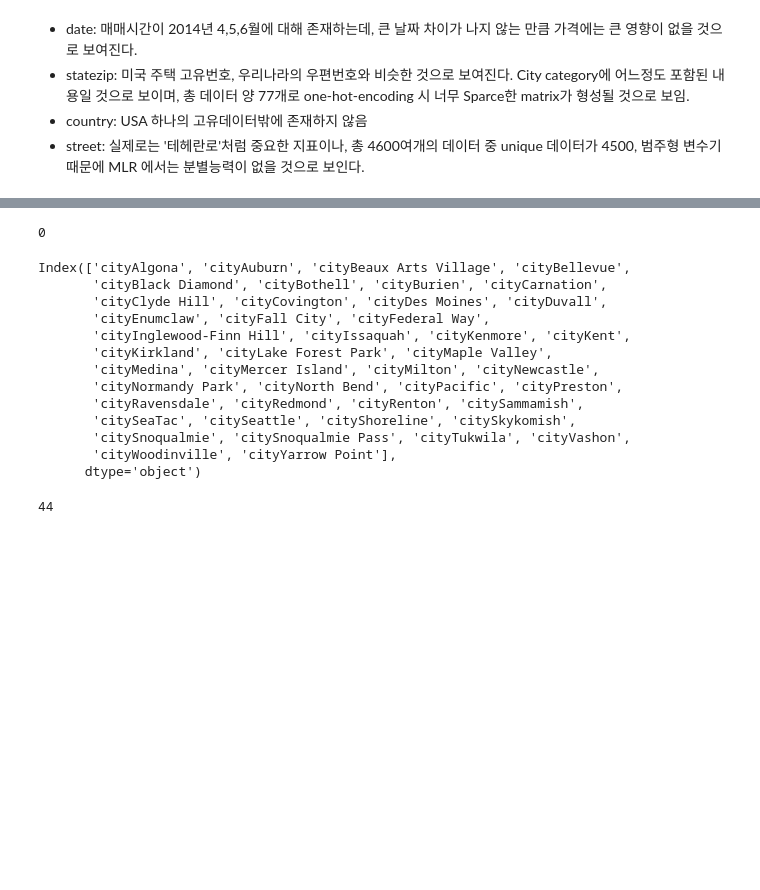
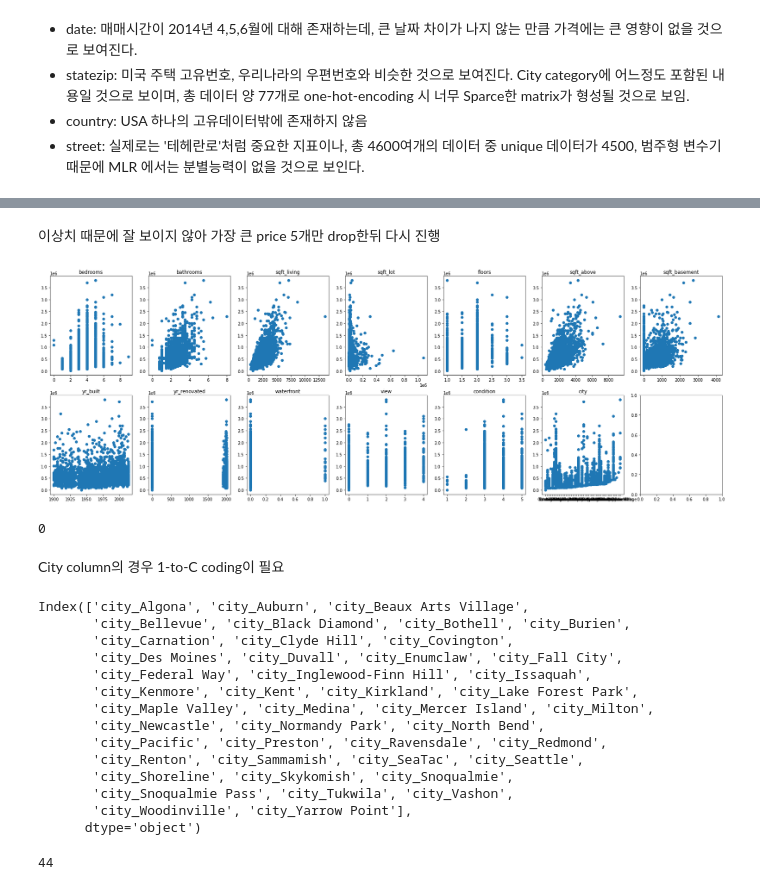
Before and after one commit to umkiyoung/MultivariateAnalysis, a Jupyter notebook: Assignments/Assignment_1/MLR.ipynb, the cells around one changed output, grey strips where cells are left out. Drawn from its saved outputs; the diff is of its cells as text; code cells hidden in the pictures; blank space fills up the shorter version.

```diff
--- a/Assignments/Assignment_1/MLR.ipynb
+++ b/Assignments/Assignment_1/MLR.ipynb
@@ -121,7 +199,17 @@ sns.heatmap(corr, xticklabels=corr.columns, yticklabels=corr.columns)
+# %% [markdown]
+이상치 때문에 잘 보이지 않아 가장 큰 price 5개만 drop한뒤 다시 진행
+# %%
+data_2 = data.copy()
+df = data_2.sort_values(by='price').iloc[:-5]
+scatter_plot_desplay(df)
+# %% [output]
+[figure, added]
 # %%
 data[data.isna()].count().sum() #결측치 확인
 # %% [output]
 0
+# %% [markdown]
+City column의 경우 1-to-C coding이 필요
 # %%
 def one_hot_changer(data, column_name):
     """
@@ -129,24 +217,25 @@ def one_hot_changer(data, column_name):
     """
     oh = OneHotEncoder()
     encoder = oh.fit_transform(data[column_name].values.reshape(-1,1)).toarray()
-    df_OH = pd.DataFrame(encoder, columns = [column_name + str(oh.categories_[0][i]) for i in range (len(oh.categories_[0]))])
+    df_OH = pd.DataFrame(encoder, columns = [column_name+'_' + str(oh.categories_[0][i]) for i in range (len(oh.categories_[0]))])
     print(df_OH.columns)
     return df_OH
 
 df_OH = one_hot_changer(data, 'city')
 # %% [output]
-Index(['cityAlgona', 'cityAuburn', 'cityBeaux Arts Village', 'cityBellevue',
-       'cityBlack Diamond', 'cityBothell', 'cityBurien', 'cityCarnation',
-       'cityClyde Hill', 'cityCovington', 'cityDes Moines', 'cityDuvall',
-       'cityEnumclaw', 'cityFall City', 'cityFederal Way',
-       'cityInglewood-Finn Hill', 'cityIssaquah', 'cityKenmore', 'cityKent',
-       'cityKirkland', 'cityLake Forest Park', 'cityMaple Valley',
-       'cityMedina', 'cityMercer Island', 'cityMilton', 'cityNewcastle',
-       'cityNormandy Park', 'cityNorth Bend', 'cityPacific', 'cityPreston',
-       'cityRavensdale', 'cityRedmond', 'cityRenton', 'citySammamish',
-       'citySeaTac', 'citySeattle', 'cityShoreline', 'citySkykomish',
-       'citySnoqualmie', 'citySnoqualmie Pass', 'cityTukwila', 'cityVashon',
-       'cityWoodinville', 'cityYarrow Point'],
+Index(['city_Algona', 'city_Auburn', 'city_Beaux Arts Village',
+       'city_Bellevue', 'city_Black Diamond', 'city_Bothell', 'city_Burien',
+       'city_Carnation', 'city_Clyde Hill', 'city_Covington',
+       'city_Des Moines', 'city_Duvall', 'city_Enumclaw', 'city_Fall City',
+       'city_Federal Way', 'city_Inglewood-Finn Hill', 'city_Issaquah',
+       'city_Kenmore', 'city_Kent', 'city_Kirkland', 'city_Lake Forest Park',
+       'city_Maple Valley', 'city_Medina', 'city_Mercer Island', 'city_Milton',
+       'city_Newcastle', 'city_Normandy Park', 'city_North Bend',
+       'city_Pacific', 'city_Preston', 'city_Ravensdale', 'city_Redmond',
+       'city_Renton', 'city_Sammamish', 'city_SeaTac', 'city_Seattle',
+       'city_Shoreline', 'city_Skykomish', 'city_Snoqualmie',
+       'city_Snoqualmie Pass', 'city_Tukwila', 'city_Vashon',
+       'city_Woodinville', 'city_Yarrow Point'],
       dtype='object')
 # %%
 len(df_OH.columns)
```
Also changed, not shown: parts of 36 cells of this notebook, 3 other files.
